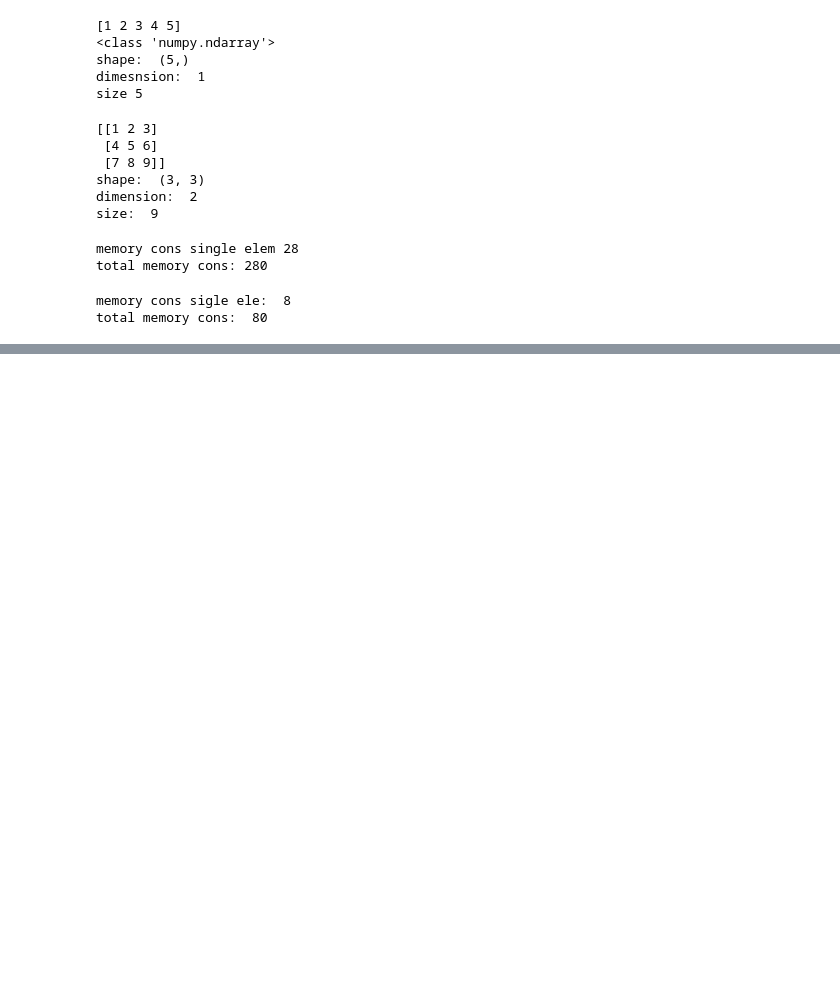
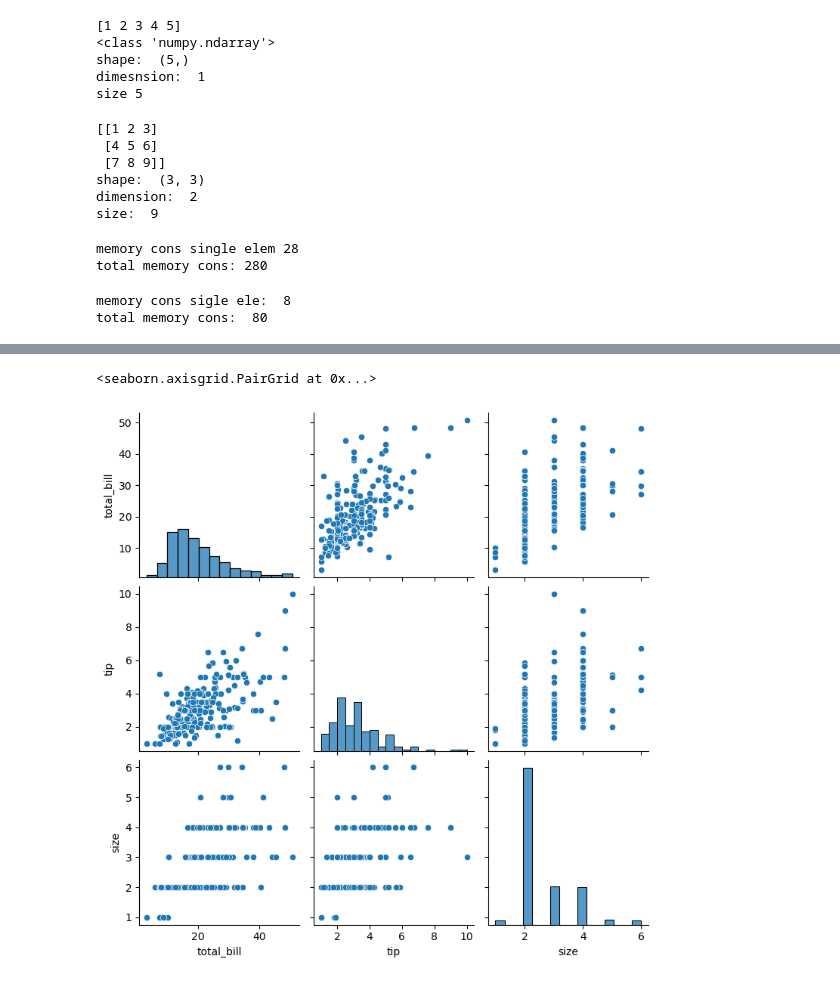
Before and after one commit to kailas93/SVCE_ECE_GreenAI, a Jupyter notebook: svce.ipynb, the cells around one changed output, grey strips where cells are left out. Drawn from its saved outputs; the diff is of its cells as text; code cells hidden in the pictures; blank space fills up the shorter version.

```diff
--- a/svce.ipynb
+++ b/svce.ipynb
@@ -335,0 +413,6 @@ pwd
+# %%
+# pair plot - multivariate plot
+sns.pairplot(tips)
+# %% [output]
+<seaborn.axisgrid.PairGrid at 0x...>
+[figure, added]
```
Also changed, not shown: parts of 28 cells of this notebook, 2 other files.
